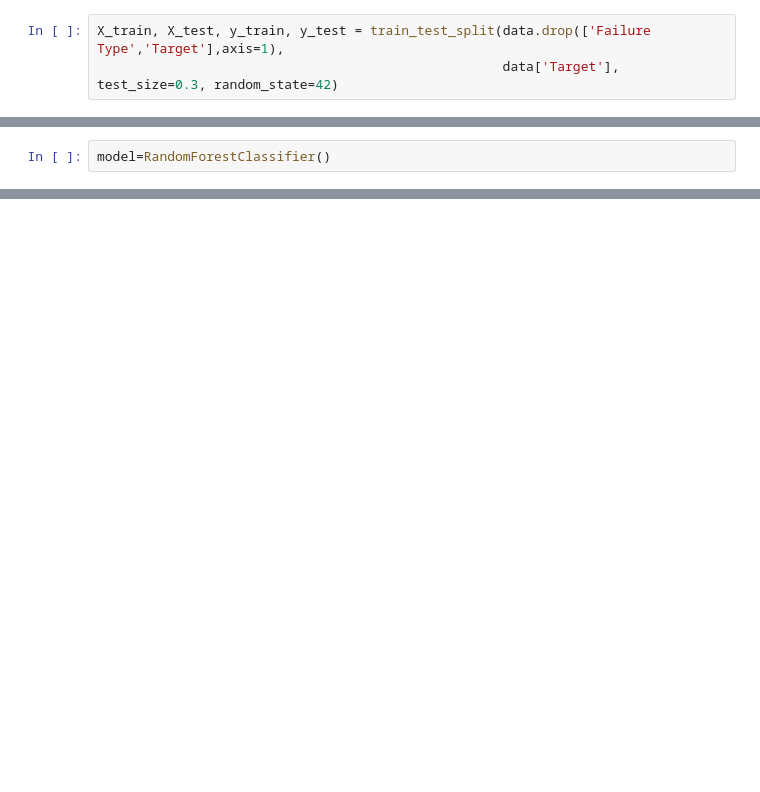
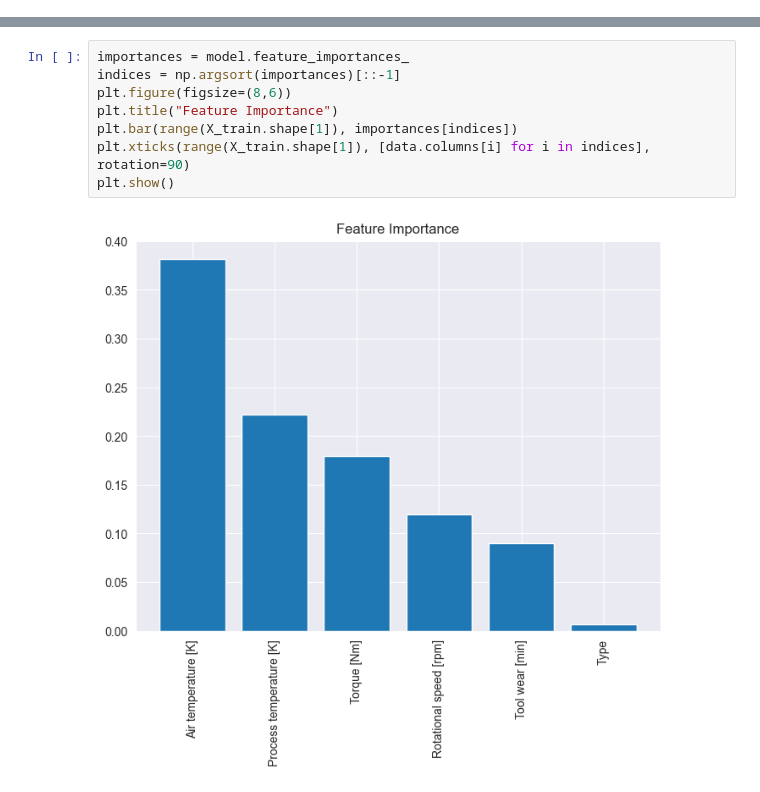
Before and after one commit to LeninKatta45/Machine-Failure-Prediction, a Jupyter notebook: machine-failure-prediction.ipynb, the cells around one changed output, grey strips where cells are left out. Cells and saved outputs as stored; diff of their text form; blank space fills up the shorter version.

```diff
--- a/machine-failure-prediction.ipynb
+++ b/machine-failure-prediction.ipynb
@@ -148,3 +0,0 @@ from sklearn.model_selection import train_test_split
-# %%
-X_train, X_test, y_train, y_test = train_test_split(data.drop(['Failure Type','Target'],axis=1),
-                                                    data['Target'], test_size=0.3, random_state=42)
@@ -159,2 +0,0 @@ from sklearn.ensemble import RandomForestClassifier
-# %%
-model=RandomForestClassifier()
@@ -223,0 +91,10 @@ with open("maint.pickle4","wb") as sp:
+# %%
+importances = model.feature_importances_
+indices = np.argsort(importances)[::-1]
+plt.figure(figsize=(8,6))
+plt.title("Feature Importance")
+plt.bar(range(X_train.shape[1]), importances[indices])
+plt.xticks(range(X_train.shape[1]), [data.columns[i] for i in indices], rotation=90)
+plt.show()
+# %% [output]
+[figure, added]
```
Also changed, not shown: parts of 43 cells of this notebook, 1 other file.
